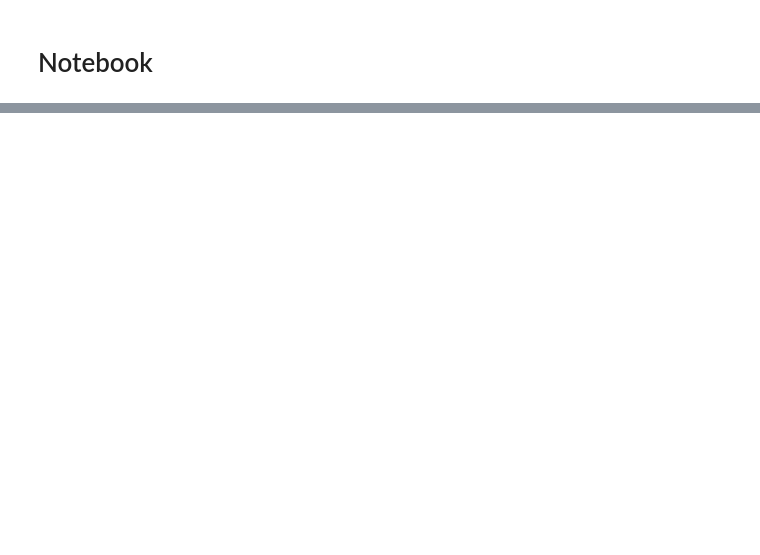
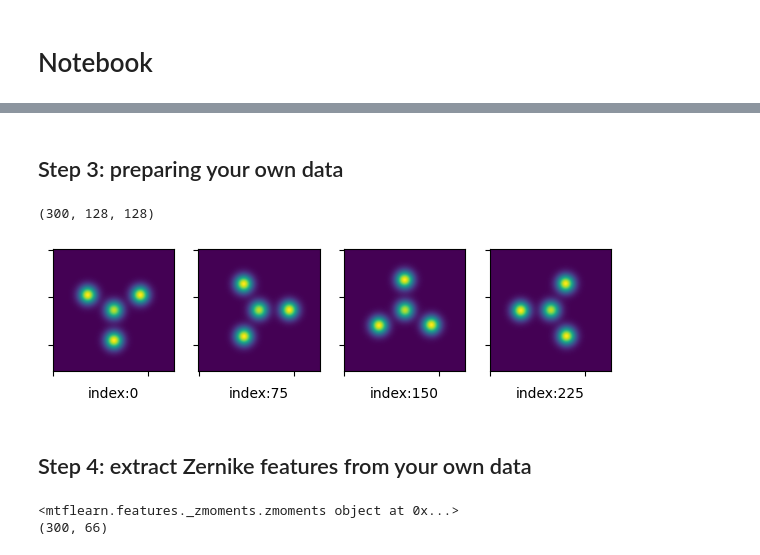
Before and after one commit to jiadongdan/motif-learn, a Jupyter notebook: notebooks/2 How to use ZPs.ipynb, the cells around one changed output, grey strips where cells are left out. Cells and saved outputs as stored; diff of their text form; code cells hidden in the pictures; blank space fills up the shorter version.

```diff
--- a/notebooks/2 How to use ZPs.ipynb
+++ b/notebooks/2 How to use ZPs.ipynb
@@ -9,0 +17,8 @@ from mtflearn import ZPs
+# %%
+n_max = 10
+size = 128
+zps = ZPs(n_max=10, size=size)
+
+# zps_data is a 3D numpy array with a shape of (N, size, size), where N is the total number of Zernike polynomial, if n_max = 10, N = 66
+zps_data = zps.polynomials
+print(zps_data.shape)
@@ -9,0 +29,6 @@ from mtflearn import ZPs
+# %%
+# plot the first 16 Zernike polynomials
+
+fig, axes = plt.subplots(4, 4, figsize=(7.2, 7.2))
+for i, ax in enumerate(axes.ravel()):
+    ax.imshow(zps_data[i])
@@ -9,0 +37,2 @@ from mtflearn import ZPs
+# %% [markdown]
+## Step 3: preparing your own data
@@ -10,9 +94,29 @@ from mtflearn import ZPs
+# %%
+# we generate a total number of 300 patches with a shape of (128, 128)
+num = 300
+ps = make_rot_data(N=num)
+print(ps.shape)
+
+# only show a few
+fig, axes = plt.subplots(1, 4, figsize=(7.2, 7.2))
+for i, ax in enumerate(axes.ravel()):
+    j = int(num//4*i)
+    ax.imshow(ps[j])
+    ax.set_xlabel('index:{}'.format(j))
+    ax.xaxis.set_ticklabels([])
+    ax.yaxis.set_ticklabels([])
+# %% [output]
+(300, 128, 128)
+[figure, added]
+# %% [markdown]
+## Step 4: extract Zernike features from your own data
 # %%
-num_patches = 300
-size = 45
-shape = (num_patches, size, size)
-# ps is a 3D numpy array
-ps = np.random.random(shape)
-
-zps = ZPs(n_max=10, size=size)
-X = zps.fit_transform(ps)
+# we have `zps` and our data is `ps`, follow the sckit-learn API, we use `fit_transform()`
+m = zps.fit_transform(ps)
+# m is a zmoments object
+print(m)
+# m.data is a numpy array
+print(m.data.shape)
+# %% [output]
+<mtflearn.features._zmoments.zmoments object at 0x...>
+(300, 66)
```
Also changed, not shown: parts of 9 cells of this notebook.
